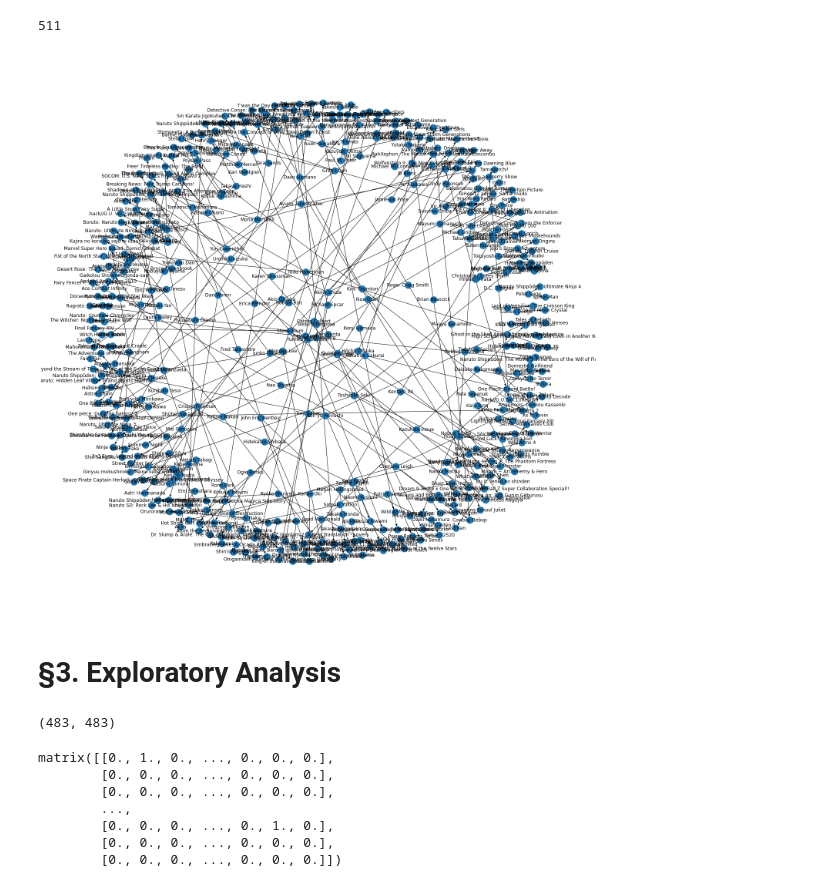
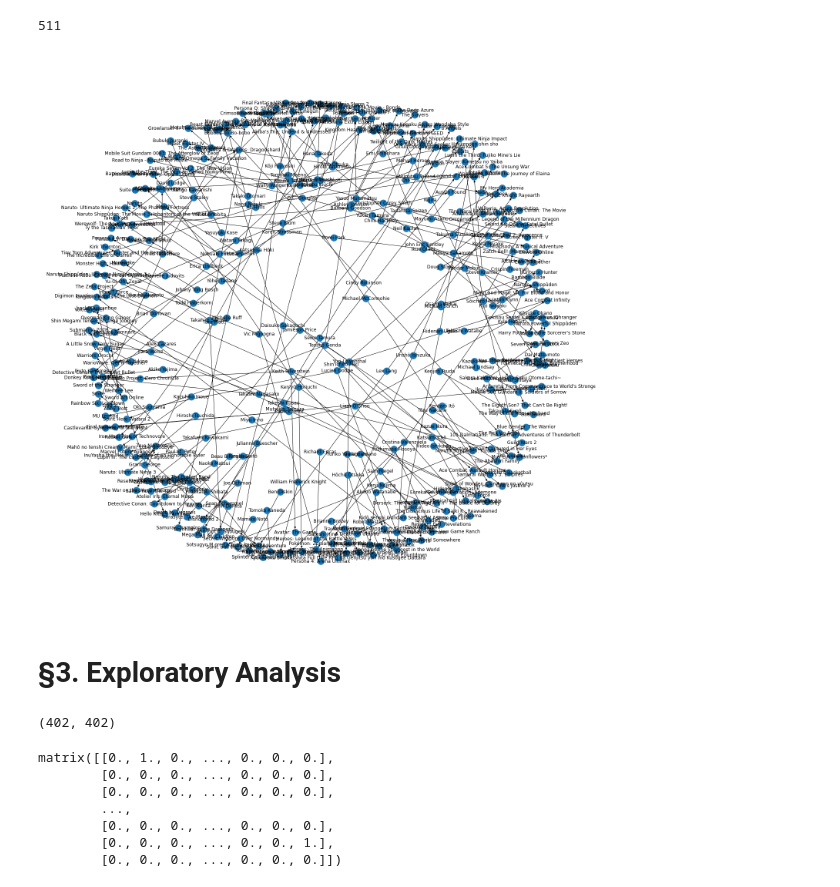
Before and after one commit to qianzach/PIC16B_Project, a Jupyter notebook: Test.ipynb, the cells around one changed output. Drawn from its saved outputs; the diff is of its cells as text; code cells hidden in the pictures.

```diff
--- a/Test.ipynb
+++ b/Test.ipynb
@@ -31,16 +31,17 @@ len(df.actor.unique())
 511
 # %%
 # Let's visualize 100 random relations
-DG = nx.from_pandas_edgelist(df.sample(n=300),
+DG = nx.from_pandas_edgelist(df.sample(n=250),
                              source = "actor",
                              target = "movie_or_TV_name",
                              edge_attr=None,
                              create_using=nx.DiGraph())
 # %%
 plt.figure(figsize=(20, 20))
-nx.draw(DG, with_labels = True)
+pos=nx.spring_layout(DG, k=0.15)
+nx.draw(DG, pos, with_labels = True)
 # %% [output]
-[figure, old version]
+[figure, new version]
 # %% [markdown]
 # §3. Exploratory Analysis
 # %%
@@ -49,7 +50,7 @@ A = nx.convert_matrix.to_numpy_matrix(DG)
 # %%
 A.shape
 # %% [output]
-(483, 483)
+(402, 402)
 # %%
 A
 # %% [output]
@@ -57,6 +58,6 @@ matrix([[0., 1., 0., ..., 0., 0., 0.],
         [0., 0., 0., ..., 0., 0., 0.],
         [0., 0., 0., ..., 0., 0., 0.],
         ...,
-        [0., 0., 0., ..., 0., 1., 0.],
         [0., 0., 0., ..., 0., 0., 0.],
+        [0., 0., 0., ..., 0., 0., 1.],
         [0., 0., 0., ..., 0., 0., 0.]])
```
Also changed, not shown: parts of 1 cell of this notebook.
